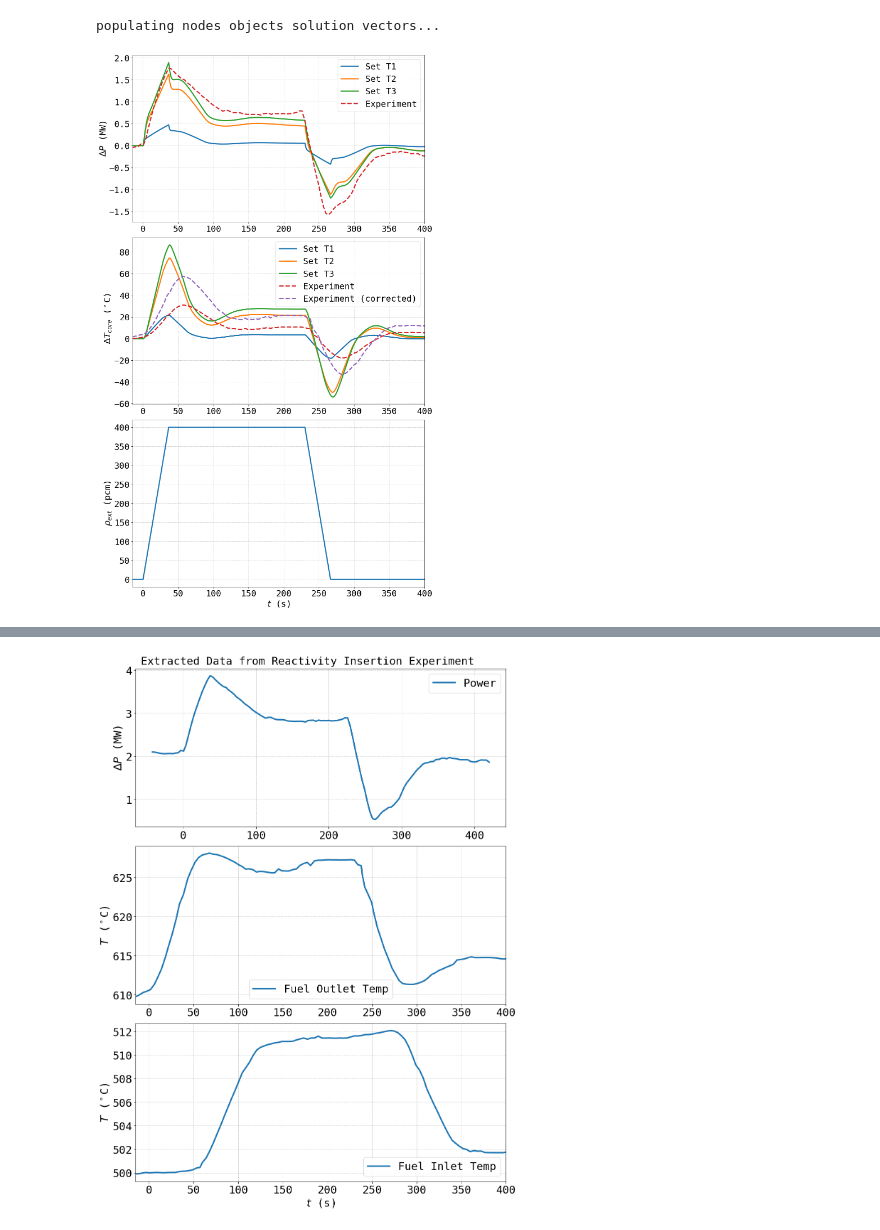
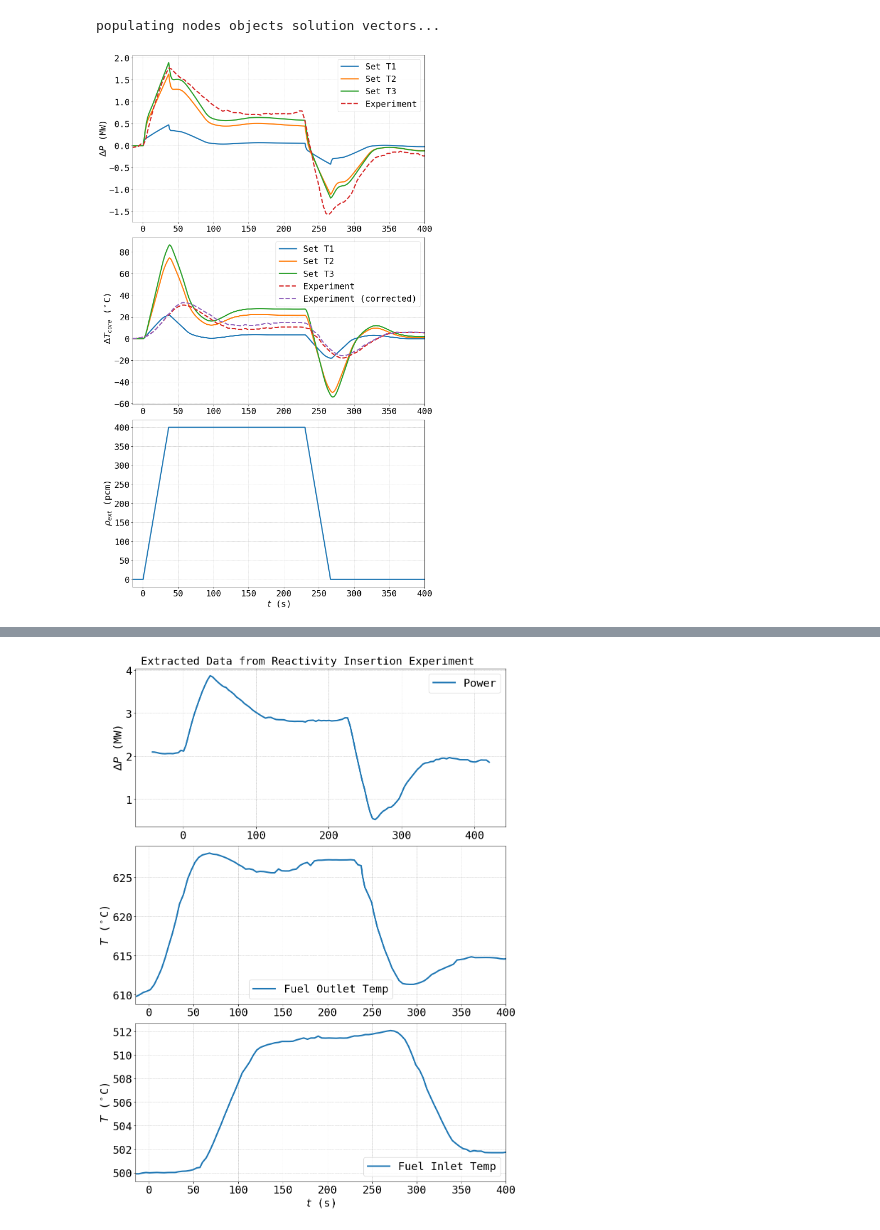
Before and after one commit to LukeLabrie/2025_ARE_paper, a Jupyter notebook: model_insertion_all.ipynb, the cells around one changed output, grey strips where cells are left out. Cells and saved outputs as stored; diff of their text form; code cells hidden in the pictures.

Commit message:
add dT fuel data

```diff
--- a/model_insertion_all.ipynb
+++ b/model_insertion_all.ipynb
@@ -71,17 +71,17 @@ ornl_avg = sum(ornl_diff)/len(ornl_diff)
 # %%
 from scipy.interpolate import interp1d
 
-dT_fuel_correction = pd.read_csv('./data/dT_fuel_correction.csv',header=None)
+dT_fuel_correction = pd.read_csv('./data/dT_fuel_correction.csv',header=None, delimiter = ';', decimal = ',')
 dT_fuel_correction[0] *= 5/9  # convert from F to C
 dT_fuel_correction[1] *= 5/9  # convert from F to C
 dT_fuel_correction_interp = np.polyfit(dT_fuel_correction[0], dT_fuel_correction[1], 3)
 
-df_inlet_correction = pd.read_csv('./data/inlet_correction.csv',header=None)
+df_inlet_correction = pd.read_csv('./data/inlet_correction.csv',header=None, delimiter = ';', decimal = ',')
 df_inlet_correction[0] = [F_to_K(t) for t in df_inlet_correction[0]]
 df_inlet_correction[1] = [F_to_K(t) for t in df_inlet_correction[1]]
 df_inlet_correction_interp = interp1d(df_inlet_correction[0], df_inlet_correction[1], fill_value="extrapolate")
 
-df_outlet_correction = pd.read_csv('./data/outlet_correction.csv',header=None)
+df_outlet_correction = pd.read_csv('./data/outlet_correction.csv',header=None, delimiter = ';', decimal = ',')
 df_outlet_correction[0] = [F_to_K(t) for t in df_outlet_correction[0]]
 df_outlet_correction[1] = [F_to_K(t) for t in df_outlet_correction[1]]
 df_outlet_correction_interp = np.polyfit(df_outlet_correction[0], df_outlet_correction[1], 3)
@@ -160,33 +160,33 @@ axs[0].plot(df_power[0]-t_ins,df_power[1]-df_power[1][0],label="Experiment",colo
 axs[0].set_ylabel(r"$\Delta P$ (MW)")
 # axs[0].set_xlim([t0,tf])
 axs[0].legend(fontsize=tls)
 
 df_inlet_interp = interp1d(df_inlet[0]*60-adj,df_inlet[1])
 df_outlet_interp = interp1d(df_outlet[0]*60-adj,df_outlet[1])
 interp_range = T_insert<710.039
 corrected_outlet_data = np.polyval(df_outlet_correction_interp,df_outlet_interp(T_insert[interp_range]))
 corrected_inlet_data = df_inlet_correction_interp(df_inlet_interp(T_insert[interp_range]))
 dT_fuel_exp = (df_outlet_interp(T_insert[interp_range]) - df_inlet_interp(T_insert[interp_range])) - (df_outlet_interp(T_insert[interp_range])[0] - df_inlet_interp(T_insert[interp_range][0]))
-# dT_fuel_corrected = corrected_outlet_data - corrected_inlet_data - (corrected_outlet_data[0] - corrected_inlet_data[0])
-dT_fuel_corrected = np.polyval(dT_fuel_correction_interp, dT_fuel_exp)
+dT_fuel_corrected = corrected_outlet_data - corrected_inlet_data - (corrected_outlet_data[0] - corrected_inlet_data[0])
+# dT_fuel_corrected = np.polyval(dT_fuel_correction_interp, dT_fuel_exp)
 update_axis_style(axs[1], None)
 axs[1].plot(T_insert-t_ins,(model_base.nodes['c_f2'].y_out[i_insert]-model_base.nodes['hx_fh1_f2'].y_out[i_insert])-(model_base.nodes['c_f2'].y_out[i_insert][0]-model_base.nodes['hx_fh1_f2'].y_out[i_insert][0]),label="Set T1",color=colors[0],linewidth=lw)
 axs[1].plot(T_insert-t_ins,(model_openmc.nodes['c_f2'].y_out[i_insert]-model_openmc.nodes['hx_fh1_f2'].y_out[i_insert])-(model_openmc.nodes['c_f2'].y_out[i_insert][0]-model_openmc.nodes['hx_fh1_f2'].y_out[i_insert][0]),label="Set T2",color=colors[1],linewidth=lw)
 axs[1].plot(T_insert-t_ins,(model_estimation.nodes['c_f2'].y_out[i_insert]-model_estimation.nodes['hx_fh1_f2'].y_out[i_insert])-(model_estimation.nodes['c_f2'].y_out[i_insert][0]-model_estimation.nodes['hx_fh1_f2'].y_out[i_insert][0]),label="Set T3",color=colors[2],linewidth=lw)
 axs[1].plot(T_insert[interp_range]-t_ins, dT_fuel_exp, label = "Experiment", color = colors[3], linewidth = lw, linestyle = '--')
 axs[1].plot(T_insert[interp_range]-t_ins, dT_fuel_corrected, label = "Experiment (corrected)", color = colors[4], linewidth = lw, linestyle = '--')
 axs[1].set_ylabel(r" $\Delta T_{core}$ ($^\circ$C)")
 axs[1].set_xlim([t0,tf])
 axs[1].legend(fontsize=tls)
 
 update_axis_style(axs[2], None)
 axs[2].plot(T[T>=(t_ins+t0)]-t_ins, rho_dat*(1e5), label=r'$\rho_{ext}$', linewidth=lw)
 axs[2].set_xlim([t0,tf])
 axs[2].set_ylabel(r"$\rho_{ext}$ (pcm)")
 axs[2].set_xlabel(r"$t$ (s)")
 
 fig.tight_layout()
 
 fig.savefig('are_insert.png')
 # %% [output]
-[figure, old version]
+[figure, new version]
```
Also changed, not shown: parts of 6 cells of this notebook, 2 other files.
